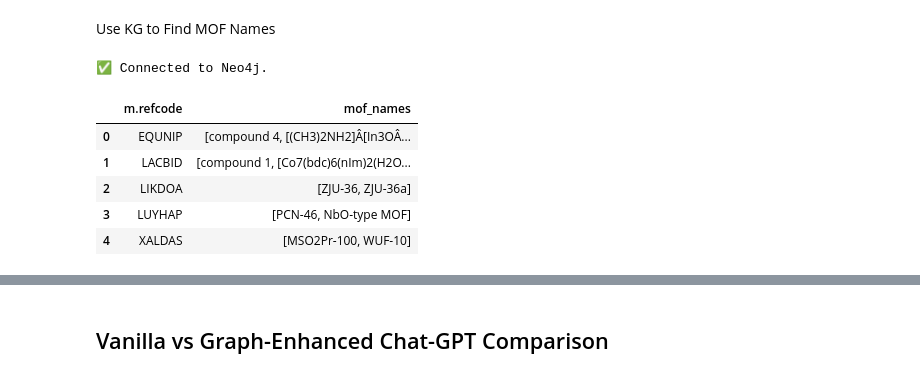
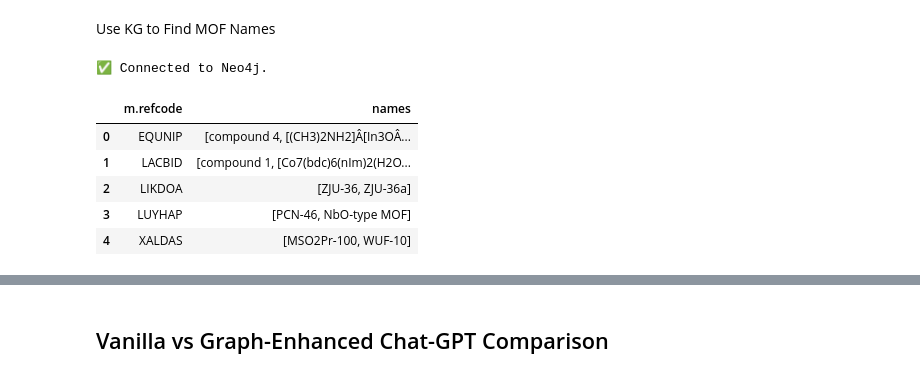
Before and after one commit to AI4ChemS/MOF_ChemUnity, a Jupyter notebook: src/ChatGPT Comparison/Task3_Recommend.ipynb, the cells around one changed output, grey strips where cells are left out. Cells and saved outputs as stored; diff of their text form; code cells hidden in the pictures.

```diff
--- a/src/tasks/Task3_Recommend.ipynb
+++ b/src/ChatGPT Comparison/Task3_Recommend.ipynb
@@ -204,10 +204,10 @@ Use KG to Find MOF Names
 # %%
 # Connect to graph
 agent = QueryGenerationAgent()
-names = agent.run_full_query("ALl MOF names for these refcodes, return one row per MOF and delineate each name: LUYHAP, LIKDOA, XALDAS, EQUNIP, LACBID")
+names = agent.run_full_query("ALl MOF names for these refcodes, return one row per MOF and delineate each name with '<|>': LUYHAP, LIKDOA, XALDAS, EQUNIP, LACBID")
 # %% [output]
 ✅ Connected to Neo4j.
-|  | m.refcode | mof_names |
+|  | m.refcode | names |
 | 0 | EQUNIP | [compound 4, [(CH3)2NH2]Â­[In3OÂ­... |
 | 1 | LACBID | [compound 1, [Co7(bdc)6(nIm)2(H2O... |
 | 2 | LIKDOA | [ZJU-36, ZJU-36a] |
```
Also changed, not shown: parts of 7 cells of this notebook, 5 other files.
